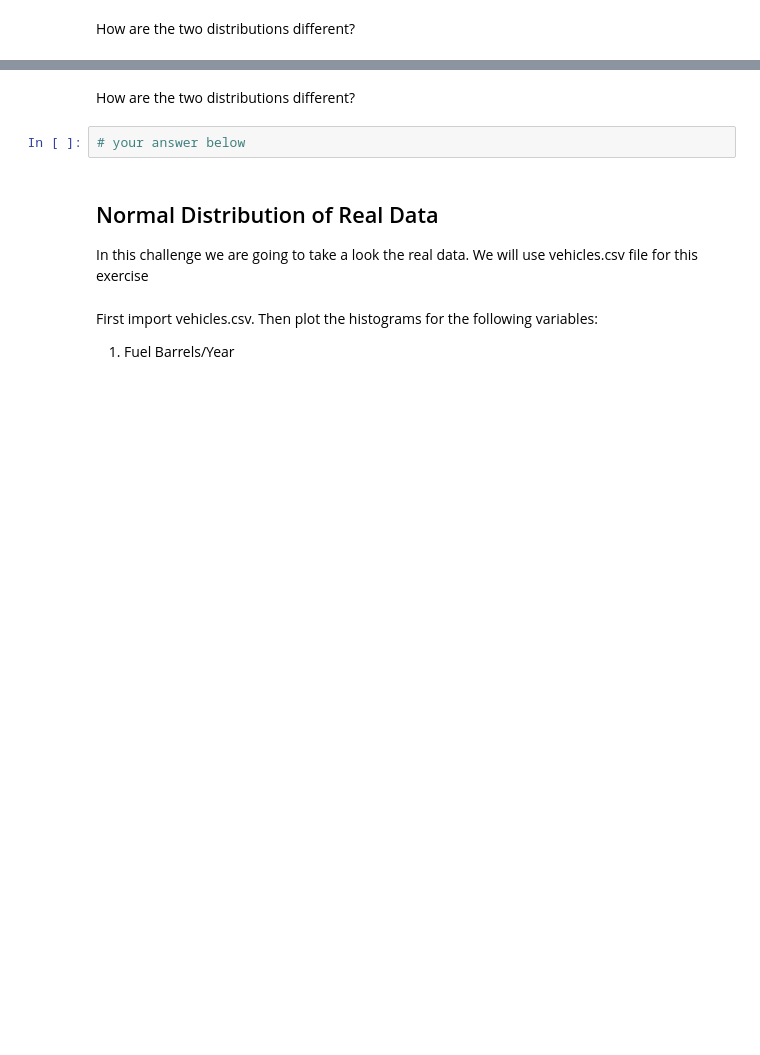
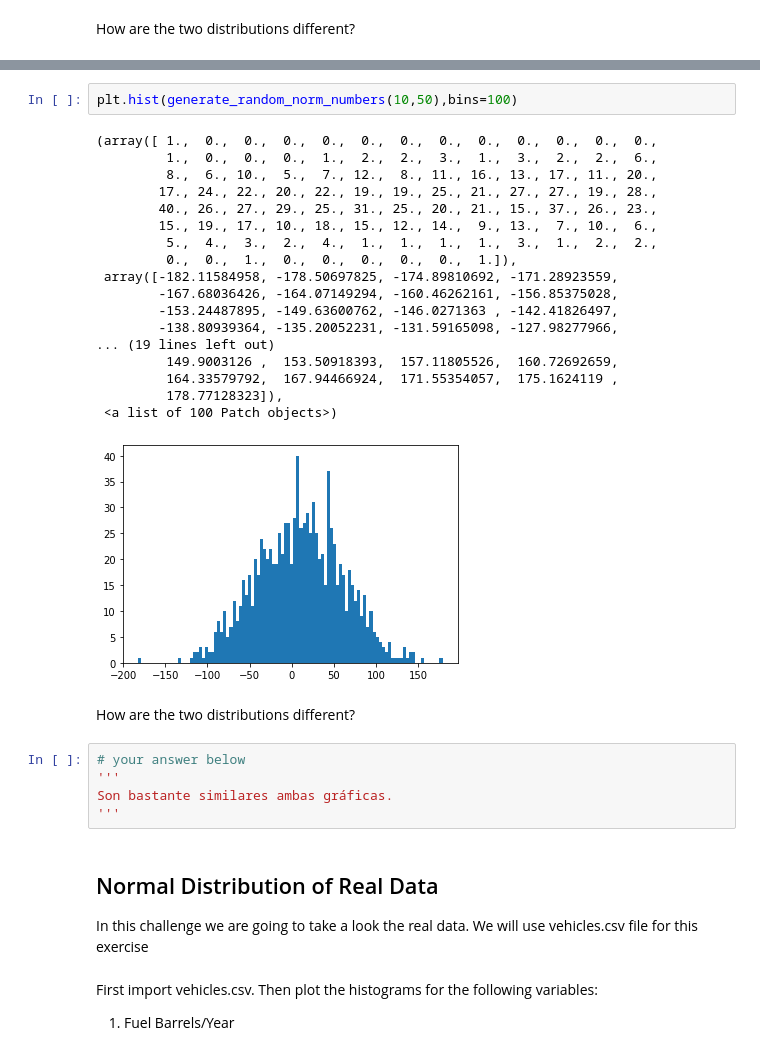
Before and after one commit to ironhack-datalabs/datamad1019, a Jupyter notebook: module-2/lab-continuous-probability-distribution/your-code/main.ipynb, the cells around one changed output, grey strips where cells are left out. Saved outputs shown, nothing was run; the diff lists cells and outputs as text; blank space fills up the shorter version.

```diff
--- a/module-2/lab-continuous-probability-distribution/your-code/main.ipynb
+++ b/module-2/lab-continuous-probability-distribution/your-code/main.ipynb
@@ -64,7 +121,31 @@ Expected output:
+# %%
+plt.hist(generate_random_norm_numbers(10,50),bins=100)
+# %% [output]
+(array([ 1.,  0.,  0.,  0.,  0.,  0.,  0.,  0.,  0.,  0.,  0.,  0.,  0.,
+         1.,  0.,  0.,  0.,  1.,  2.,  2.,  3.,  1.,  3.,  2.,  2.,  6.,
+         8.,  6., 10.,  5.,  7., 12.,  8., 11., 16., 13., 17., 11., 20.,
+        17., 24., 22., 20., 22., 19., 19., 25., 21., 27., 27., 19., 28.,
+        40., 26., 27., 29., 25., 31., 25., 20., 21., 15., 37., 26., 23.,
+        15., 19., 17., 10., 18., 15., 12., 14.,  9., 13.,  7., 10.,  6.,
+         5.,  4.,  3.,  2.,  4.,  1.,  1.,  1.,  1.,  3.,  1.,  2.,  2.,
+         0.,  0.,  1.,  0.,  0.,  0.,  0.,  0.,  1.]),
+ array([-182.11584958, -178.50697825, -174.89810692, -171.28923559,
+        -167.68036426, -164.07149294, -160.46262161, -156.85375028,
+        -153.24487895, -149.63600762, -146.0271363 , -142.41826497,
+        -138.80939364, -135.20052231, -131.59165098, -127.98277966,
+... (19 lines left out)
+         149.9003126 ,  153.50918393,  157.11805526,  160.72692659,
+         164.33579792,  167.94466924,  171.55354057,  175.1624119 ,
+         178.77128323]),
+ <a list of 100 Patch objects>)
+[figure, added]
 # %% [markdown]
 How are the two distributions different?
 # %%
 # your answer below
+'''
+Son bastante similares ambas gráficas.
+'''
 # %% [markdown]
 ## Normal Distribution of Real Data
 
```
Also changed, not shown: parts of 19 cells of this notebook.
